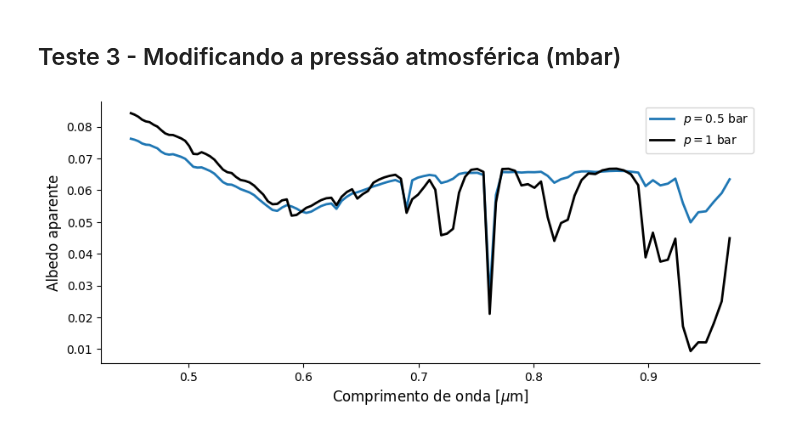
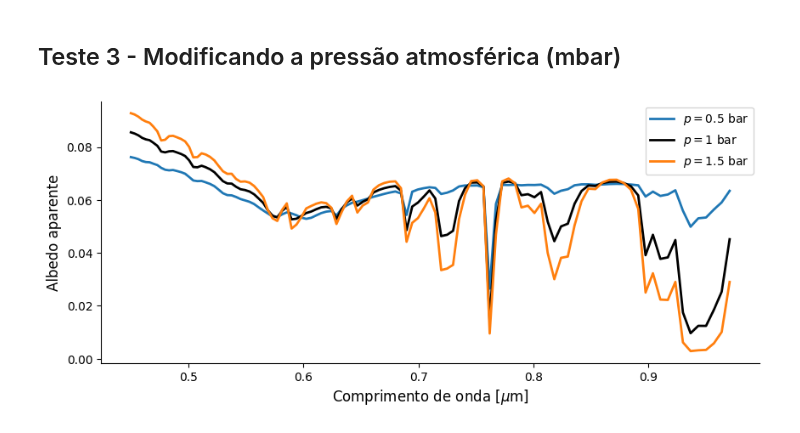
Before and after one commit to SarahBarbosa/geexhp, a Jupyter notebook: notebooks/terra_moderna.ipynb, the cells around one changed output. Saved outputs shown, nothing was run; the diff lists cells and outputs as text; code cells hidden in the pictures.

```diff
--- a/notebooks/terra_moderna.ipynb
+++ b/notebooks/terra_moderna.ipynb
@@ -254,12 +354,18 @@ ax.legend();
 config_metade_atm = config.copy()
 modifica_pressao_atmosferica(config_metade_atm, 500)
 resultado_metade_atm = psg.run(config_metade_atm)
+
+config_15_atm = config.copy()
+modifica_pressao_atmosferica(config_15_atm, 1500)
+resultado_15_atm = psg.run(config_15_atm)
 # %%
 spectrum_metade_atm = EspectroAnalise(resultado_metade_atm)
+spectrum_15_atm = EspectroAnalise(resultado_15_atm)
 
 fig, ax = plt.subplots()
 ax = spectrum_metade_atm.plotar_espectro(ax = ax, label = "$p = 0.5$ bar", mostrar_erro = False, cor_linha = "tab:blue")
 ax = spectrum.plotar_espectro(ax=ax, label = "$p = 1$ bar", mostrar_erro = False, cor_linha = "black")
+ax = spectrum_15_atm.plotar_espectro(ax = ax, label = "$p = 1.5$ bar", mostrar_erro = False, cor_linha = "tab:orange")
 ax.legend();
 # %% [output]
-[figure, old version]
+[figure, new version]
```
Also changed, not shown: parts of 10 cells of this notebook.
